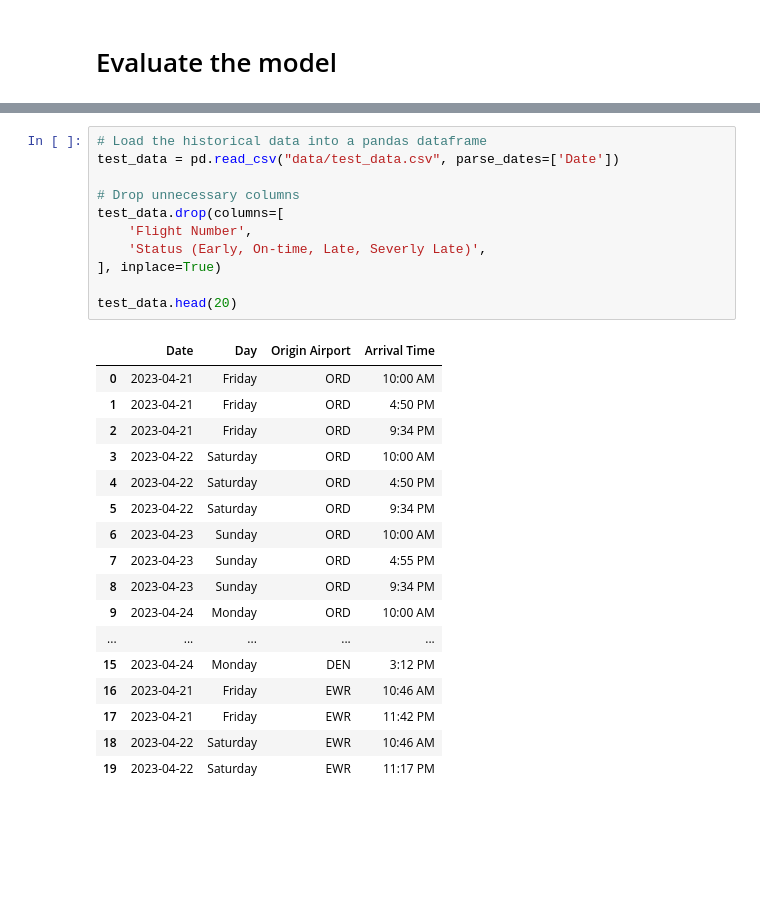
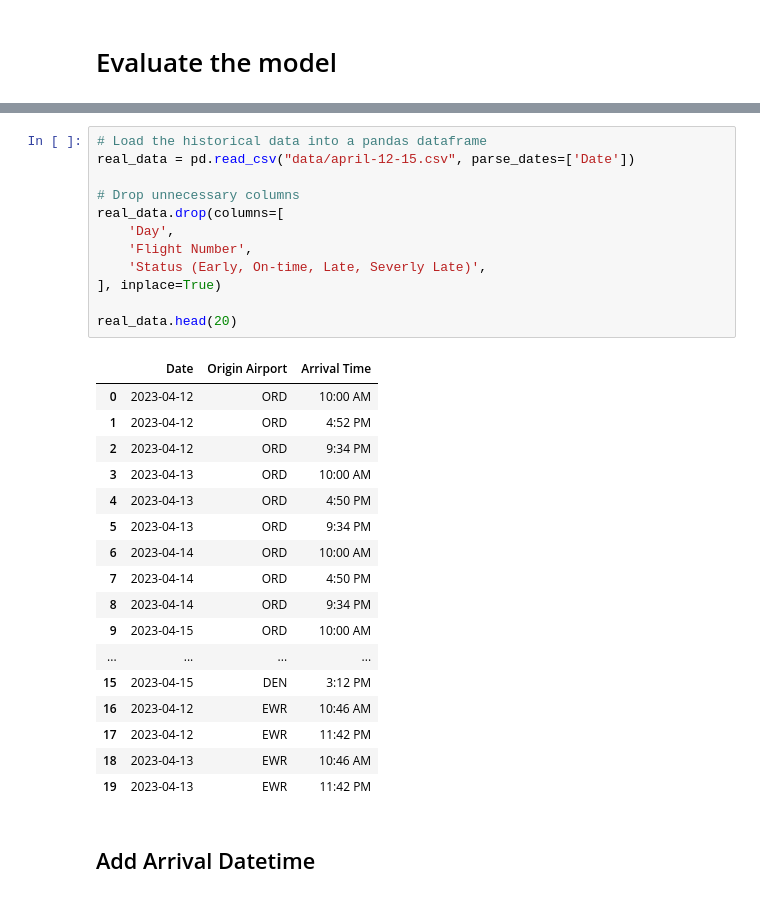
Before and after one commit to rahulkulhalli/CIS600, a Jupyter notebook: main_v4.ipynb, the cells around one changed output, grey strips where cells are left out. Saved outputs shown, nothing was run; the diff lists cells and outputs as text; blank space fills up the shorter version.

```diff
--- a/main_v4.ipynb
+++ b/main_v4.ipynb
@@ -665,29 +689,32 @@ plt.show()
 # %%
 # Load the historical data into a pandas dataframe
-test_data = pd.read_csv("data/test_data.csv", parse_dates=['Date'])
+real_data = pd.read_csv("data/april-12-15.csv", parse_dates=['Date'])
 
 # Drop unnecessary columns
-test_data.drop(columns=[
+real_data.drop(columns=[
+    'Day',
     'Flight Number',
     'Status (Early, On-time, Late, Severly Late)',
 ], inplace=True)
 
-test_data.head(20)
+real_data.head(20)
 # %% [output]
-|  | Date | Day | Origin Airport | Arrival Time |
-| 0 | 2023-04-21 | Friday | ORD | 10:00 AM |
-| 1 | 2023-04-21 | Friday | ORD | 4:50 PM |
-| 2 | 2023-04-21 | Friday | ORD | 9:34 PM |
-| 3 | 2023-04-22 | Saturday | ORD | 10:00 AM |
-| 4 | 2023-04-22 | Saturday | ORD | 4:50 PM |
-| 5 | 2023-04-22 | Saturday | ORD | 9:34 PM |
-| 6 | 2023-04-23 | Sunday | ORD | 10:00 AM |
-| 7 | 2023-04-23 | Sunday | ORD | 4:55 PM |
-| 8 | 2023-04-23 | Sunday | ORD | 9:34 PM |
-| 9 | 2023-04-24 | Monday | ORD | 10:00 AM |
-| ... | ... | ... | ... | ... |
-| 15 | 2023-04-24 | Monday | DEN | 3:12 PM |
-| 16 | 2023-04-21 | Friday | EWR | 10:46 AM |
-| 17 | 2023-04-21 | Friday | EWR | 11:42 PM |
-| 18 | 2023-04-22 | Saturday | EWR | 10:46 AM |
-| 19 | 2023-04-22 | Saturday | EWR | 11:17 PM |
+|  | Date | Origin Airport | Arrival Time |
+| 0 | 2023-04-12 | ORD | 10:00 AM |
+| 1 | 2023-04-12 | ORD | 4:52 PM |
+| 2 | 2023-04-12 | ORD | 9:34 PM |
+| 3 | 2023-04-13 | ORD | 10:00 AM |
+| 4 | 2023-04-13 | ORD | 4:50 PM |
+| 5 | 2023-04-13 | ORD | 9:34 PM |
+| 6 | 2023-04-14 | ORD | 10:00 AM |
+| 7 | 2023-04-14 | ORD | 4:50 PM |
+| 8 | 2023-04-14 | ORD | 9:34 PM |
+| 9 | 2023-04-15 | ORD | 10:00 AM |
+| ... | ... | ... | ... |
+| 15 | 2023-04-15 | DEN | 3:12 PM |
+| 16 | 2023-04-12 | EWR | 10:46 AM |
+| 17 | 2023-04-12 | EWR | 11:42 PM |
+| 18 | 2023-04-13 | EWR | 10:46 AM |
+| 19 | 2023-04-13 | EWR | 11:42 PM |
+# %% [markdown]
+## Add Arrival Datetime
```
Also changed, not shown: parts of 45 cells of this notebook, 3 other files.
